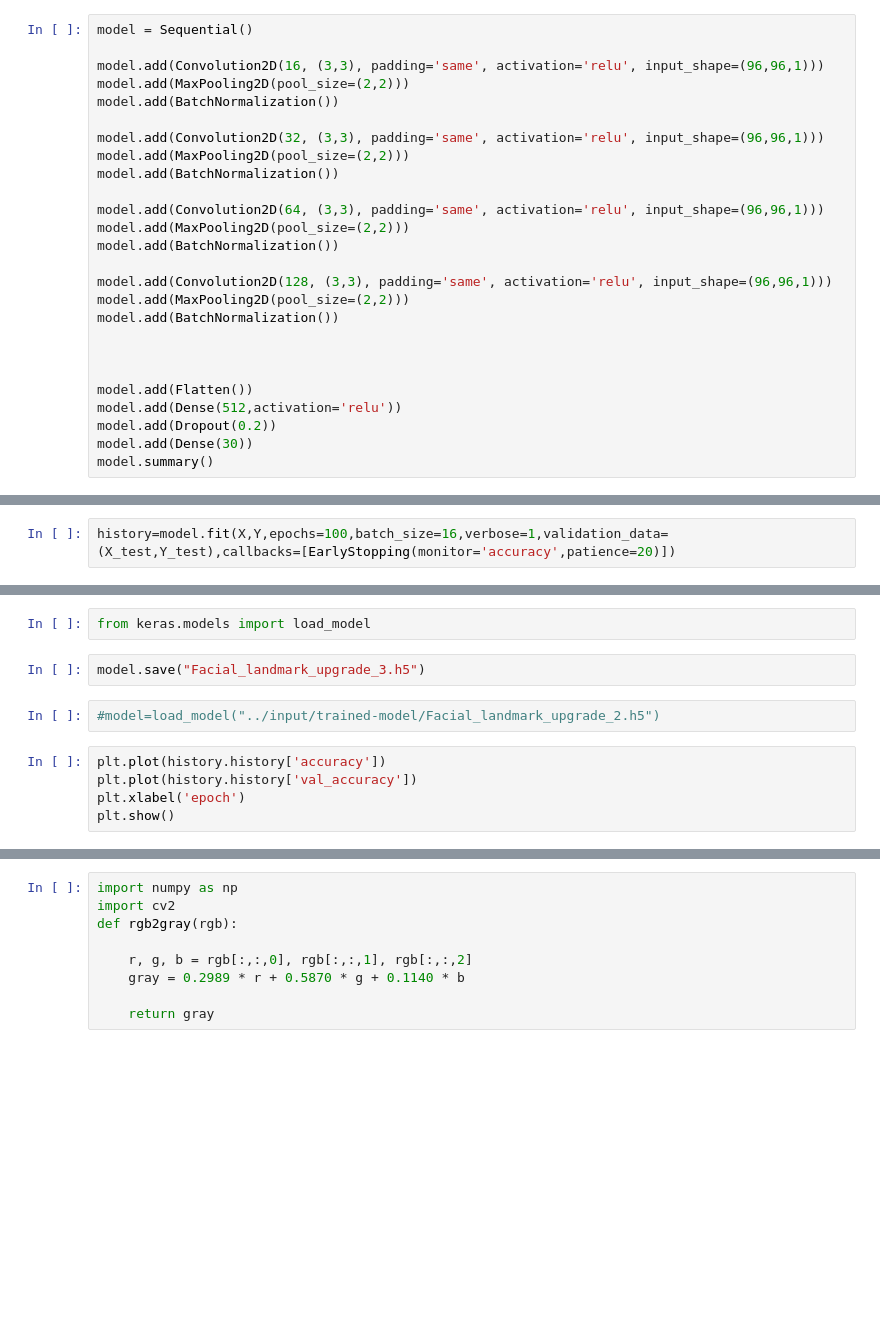
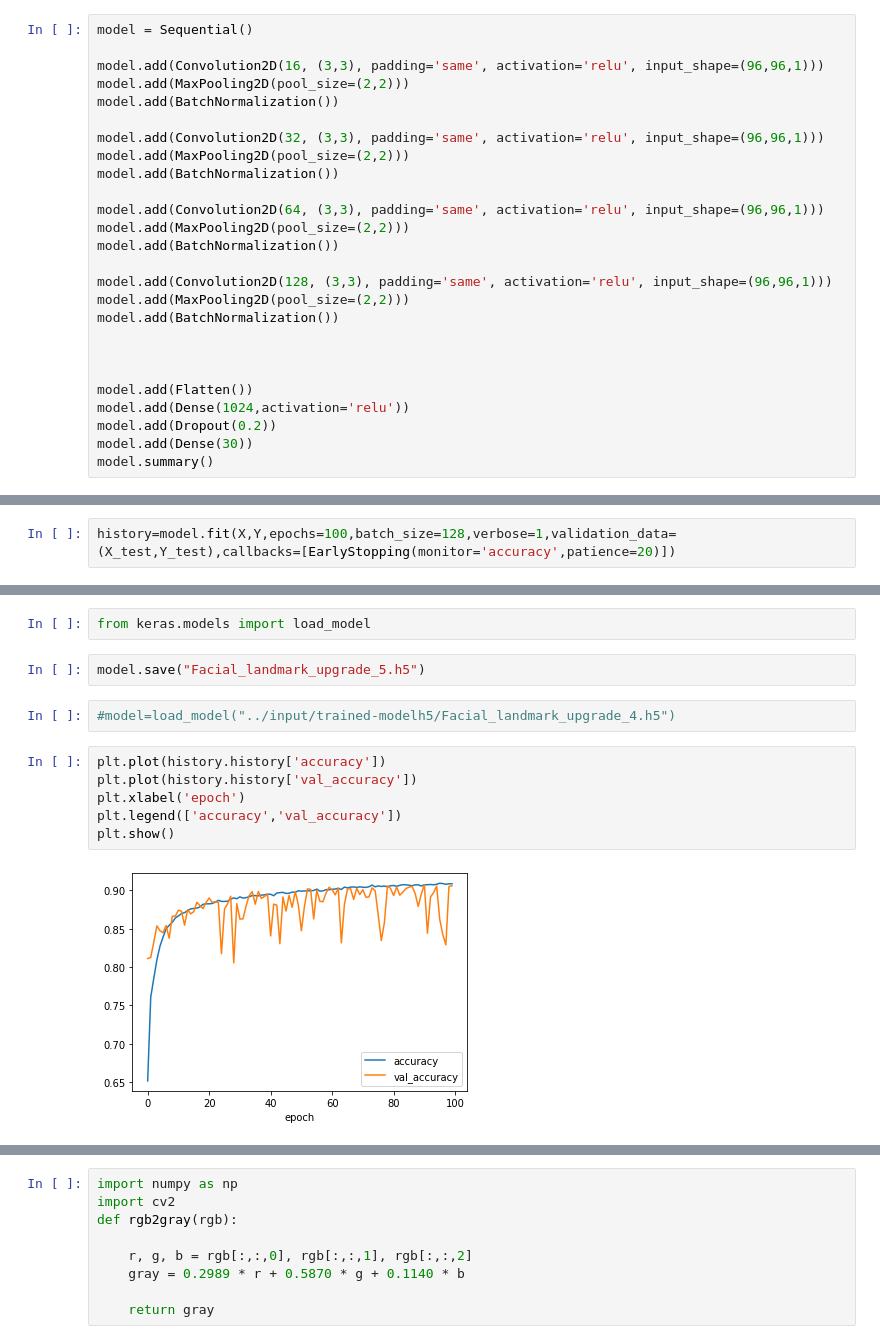
Before and after one commit to nguyenhau442001/Facial_landmark_15keypoints, a Jupyter notebook: 15keypoints.ipynb, the cells around one changed output, grey strips where cells are left out. Drawn from its saved outputs; the diff is of its cells as text; blank space fills up the shorter version.

```diff
--- a/15keypoints.ipynb
+++ b/15keypoints.ipynb
@@ -164,7 +176,7 @@ model.add(BatchNormalization())
 
 
 model.add(Flatten())
-model.add(Dense(512,activation='relu'))
+model.add(Dense(1024,activation='relu'))
 model.add(Dropout(0.2))
 model.add(Dense(30))
 model.summary()
@@ -186,2 +226,2 @@ print(Y_test.shape)
 # %%
-history=model.fit(X,Y,epochs=100,batch_size=16,verbose=1,validation_data=(X_test,Y_test),callbacks=[EarlyStopping(monitor='accuracy',patience=20)])
+history=model.fit(X,Y,epochs=100,batch_size=128,verbose=1,validation_data=(X_test,Y_test),callbacks=[EarlyStopping(monitor='accuracy',patience=20)])
@@ -188,14 +247,17 @@ history=model.fit(X,Y,epochs=100,batch_size=16,verbose=1,validation_data=(X_test
 # %%
 from keras.models import load_model
 # %%
-model.save("Facial_landmark_upgrade_3.h5")
+model.save("Facial_landmark_upgrade_5.h5")
 # %%
-#model=load_model("../input/trained-model/Facial_landmark_upgrade_2.h5")
+#model=load_model("../input/trained-modelh5/Facial_landmark_upgrade_4.h5")
 # %%
 plt.plot(history.history['accuracy'])
 plt.plot(history.history['val_accuracy'])
 plt.xlabel('epoch')
+plt.legend(['accuracy','val_accuracy'])
 plt.show()
+# %% [output]
+[figure, added]
 # %%
 plt.plot(history.history['val_loss'])
 plt.plot(history.history['loss'])
```
Also changed, not shown: parts of 18 cells of this notebook.
